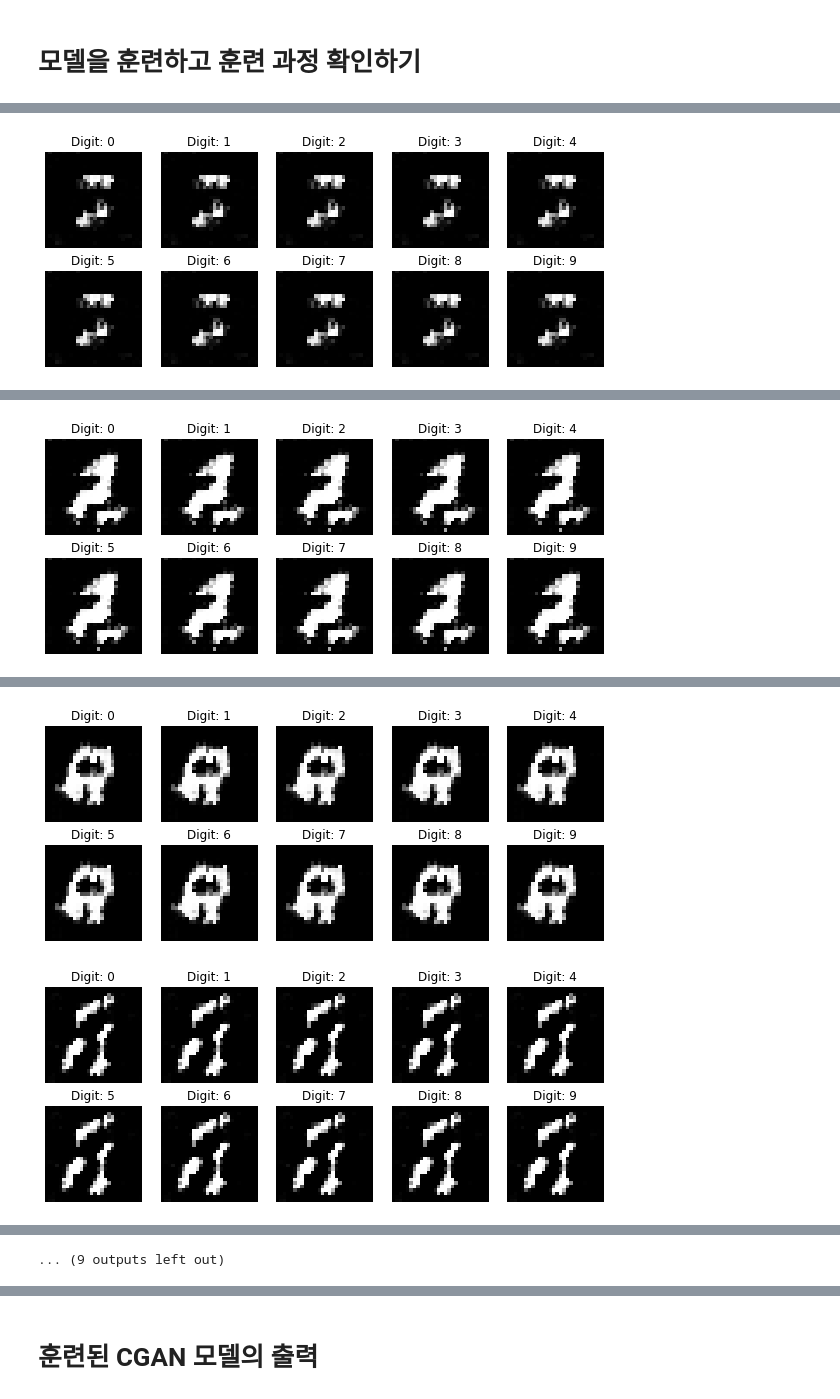
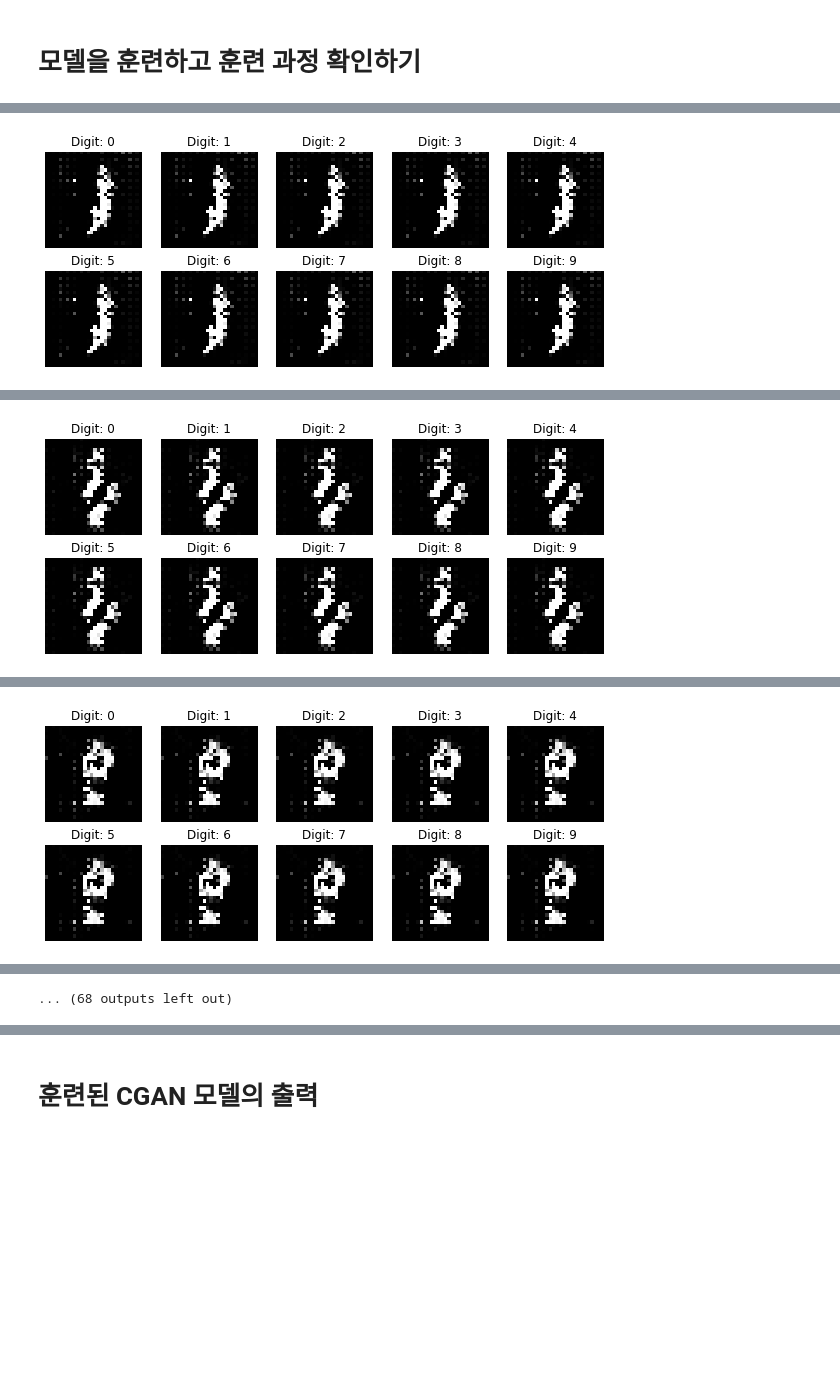
Before and after one commit to hj56775/Study_GAN, a Jupyter notebook: CGAN.ipynb, the cells around one changed output, grey strips where cells are left out. Cells and saved outputs as stored; diff of their text form; code cells hidden in the pictures; blank space fills up the shorter version.

```diff
--- a/CGAN.ipynb
+++ b/CGAN.ipynb
@@ -45,7 +45,16 @@ def build_generator(z_dim):
     model.add(Dense(256 * 7 * 7, input_dim=z_dim))
     model.add(Reshape((7, 7, 256)))
 
-    # 7×7×256에서 14×14×128 텐서로 바꾸는 전치 합성곱 층
+    # 7×7×256에서 7×7×128 텐서로 바꾸는 전치 합성곱 층
+    model.add(Conv2DTranspose(128, kernel_size=3, strides=1, padding='same'))
+
+    # 배치 정규화
+    model.add(BatchNormalization())
+
+    # LeakyReLU 활성화
+    model.add(LeakyReLU(alpha=0.01))
+
+    # 7×7×128에서 14×14×128 텐서로 바꾸는 전치 합성곱 층
     model.add(Conv2DTranspose(128, kernel_size=3, strides=2, padding='same'))
 
     # 배치 정규화
@@ -63,6 +72,15 @@ def build_generator(z_dim):
     # LeakyReLU 활성화
     model.add(LeakyReLU(alpha=0.01))
 
+    '''14,14,64->14,14,32'''
+    model.add(Conv2DTranspose(32, kernel_size=3, strides=1, padding='same'))
+
+    # 배치 정규화
+    model.add(BatchNormalization())
+
+    # LeakyReLU 활성화
+    model.add(LeakyReLU(alpha=0.01))
+
     # 14×14×64에서 28×28×1 텐서로 바꾸는 전치 합성곱 층
     model.add(Conv2DTranspose(1, kernel_size=3, strides=2, padding='same'))
 
@@ -105,21 +123,34 @@ def build_discriminator(img_shape):
     model = Sequential()
 
     # 28×28×2에서 14×14×64 텐서로 바꾸는 합성곱 층
+    '''#28,28,2->14,14,16'''
     model.add(
-        Conv2D(64,
+        Conv2D(16,
                kernel_size=3,
                strides=2,
                input_shape=(img_shape[0], img_shape[1], img_shape[2] + 1),
                padding='same'))
-
     # LeakyReLU 활성화 함수
     model.add(LeakyReLU(alpha=0.01))
 
+
+    '''#14,14,16->14,14,32'''
+    model.add(Conv2D(32,kernel_size=3,strides=1,padding='same'))
+    model.add(LeakyReLU(alpha=0.01))
+
+
+    '''#14,14,32->7,7,32'''
+    model.add(Conv2D(32,kernel_size=3,strides=2,padding='same'))
+    model.add(LeakyReLU(alpha=0.01))
+
+
+
     # 14×14×64에서 7×7×64 텐서로 바꾸는 합성곱 층
+    '''#7,7,32->7,7,64'''
     model.add(
         Conv2D(64,
                kernel_size=3,
-               strides=2,
+               strides=1,
                padding='same'))
 
     # LeakyReLU 활성화 함수
@@ -310,7 +346,7 @@ def sample_images(image_grid_rows=2, image_grid_columns=5):
 # 모델을 훈련하고 훈련 과정 확인하기
 # %%
 # 하이퍼파라미터를 설정합니다.
-iterations = 20000
+iterations = 40000
 batch_size = 32
 sample_interval = 1000
 
@@ -340 +365 @@ Downloading data from https://storage.googleapis.com/tensorflow/tf-keras-dataset
-[figure, old version]
+[figure, new version]
@@ -341 +367 @@ Downloading data from https://storage.googleapis.com/tensorflow/tf-keras-dataset
-[figure, old version]
+[figure, new version]
@@ -342,2 +369 @@ Downloading data from https://storage.googleapis.com/tensorflow/tf-keras-dataset
-[figure, old version]
+[figure, new version]
-[figure, removed]
@@ -348 +370 @@ Downloading data from https://storage.googleapis.com/tensorflow/tf-keras-dataset
-... (9 outputs left out)
+... (68 outputs left out)
```
Also changed, not shown: parts of 5 cells of this notebook.
